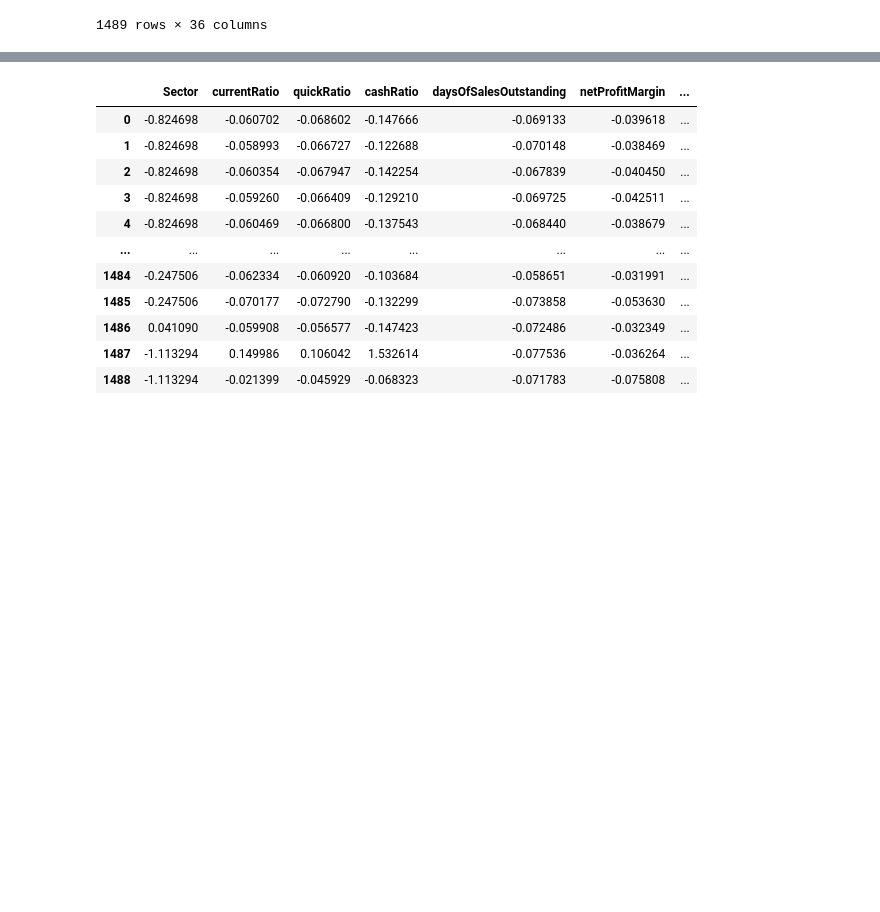
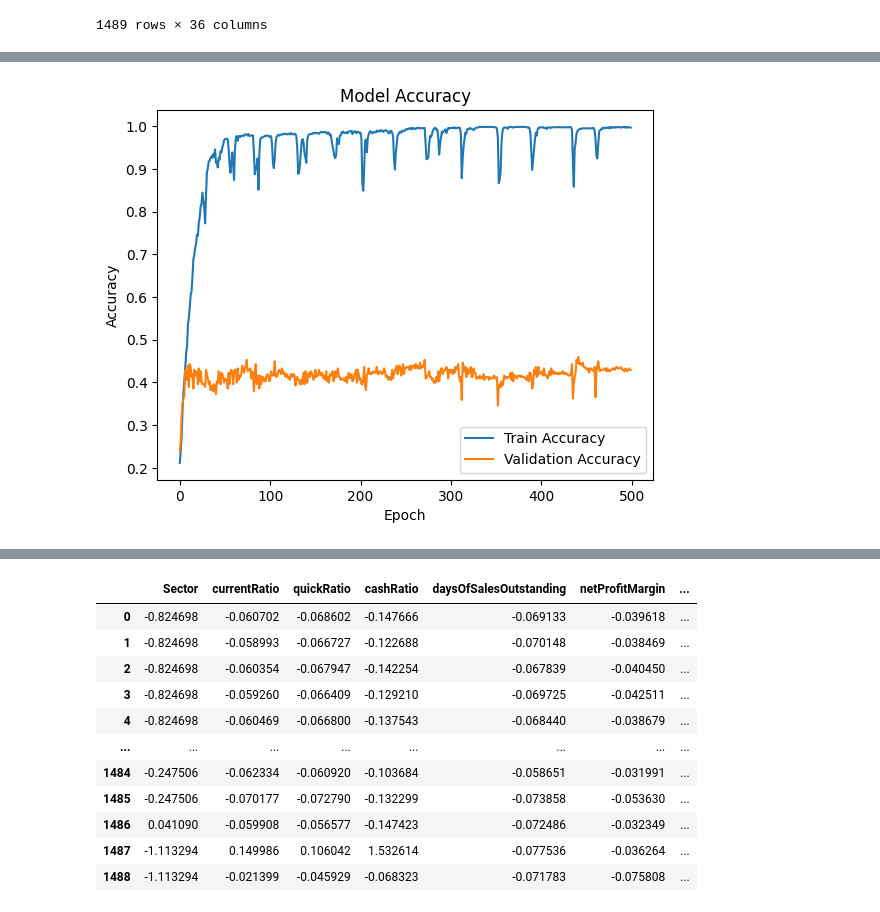
Before and after one commit to Aaditya260305/Multimodal-Machine-Learning-for-Credit-Modeling, a Jupyter notebook: multiclass_classfication_deep_learning.ipynb, the cells around one changed output, grey strips where cells are left out. Drawn from its saved outputs; the diff is of its cells as text; code cells hidden in the pictures; blank space fills up the shorter version.

```diff
--- a/multiclass_classfication_deep_learning.ipynb
+++ b/multiclass_classfication_deep_learning.ipynb
@@ -420,14 +384,14 @@ def run_model(X,y , text , table , name_of_csv):
     table.to_csv(name_of_csv ,index=False)
     return table
 # %%
-filename = "multiclass_with_ticker.csv"
-table = pd.read_csv("comparative_analysis.csv")
-run_model(X,y , "NLP", table , filename)         # nlp extracted features used
+# filename = "multiclass_with_ticker.csv"
+# table = pd.read_csv("comparative_analysis.csv")
+# run_model(X,y , "NLP", table , filename)         # nlp extracted features used
 
-X2 = X.drop(["Negative","Positive","Uncertainty","Litigious","Strong_Modal","Weak_Modal","Constraining","Readability"] ,axis = 1)
+# X2 = X.drop(["Negative","Positive","Uncertainty","Litigious","Strong_Modal","Weak_Modal","Constraining","Readability"] ,axis = 1)
 
-table2 = pd.read_csv(filename)
-run_model(X2 ,y , "No text" , table2 ,filename)   # no nlp extracted features used
+# table2 = pd.read_csv(filename)
+# run_model(X2 ,y , "No text" , table2 ,filename)   # no nlp extracted features used
 
-Result1 = pd.read_csv(filename)
-Result1
+# Result1 = pd.read_csv(filename)
+# Result1
@@ -448,48 +398,55 @@ Result1
+# %%
+accuracies_dict ={}
 # %%
-# import tensorflow as tf
-# from tensorflow.keras.models import Sequential
-# from tensorflow.keras.layers import Dense
-# from tensorflow.keras.optimizers import Adam
-# from tensorflow.keras.utils import to_categorical
+#  ANN trained model
+
+X_train,X_test , y_train , y_test = train_test_split(X,y , test_size = 0.2 , random_state = 42)
 
 
-# y_train_1 = to_categorical(y_train, num_classes=6)
-# y_test_1 = to_categorical(y_test, num_classes=6)
+import tensorflow as tf
+from tensorflow.keras.models import Sequential
+from tensorflow.keras.layers import Dense
+from tensorflow.keras.optimizers import Adam
+from tensorflow.keras.utils import to_categorical
 
 
-# # Define the model
-# model = Sequential()
+y_train_1 = to_categorical(y_train, num_classes=6)
+y_test_1 = to_categorical(y_test, num_classes=6)
 
-# # Input and Hidden Layers
-# model.add(Dense(128, input_dim=X_train.shape[1], activation='relu'))
-# model.add(Dense(64, activation='relu'))
-# model.add(Dense(32, activation='relu'))
-# model.add(Dense(64, activation='relu'))
-# model.add(Dense(32, activation='relu'))
-# model.add(Dense(16, activation='relu'))
-# model.add(Dense(8, activation='relu'))
+# Define the model
+model = Sequential()
 
-# # Output Layer
-# model.add(Dense(6, activation='softmax'))  # 6 classes
+# Input and Hidden Layers
+model.add(Dense(128, input_dim=X_train.shape[1], activation='relu'))
+model.add(Dense(64, activation='relu'))
+model.add(Dense(32, activation='relu'))
+model.add(Dense(64, activation='relu'))
+model.add(Dense(32, activation='relu'))
+model.add(Dense(16, activation='relu'))
+model.add(Dense(8, activation='relu'))
+# Output Layer
+model.add(Dense(6, activation='softmax'))
+# Compile the model
+model.compile(loss='categorical_crossentropy', optimizer=Adam(learning_rate=0.001), metrics=['accuracy'])
 
-# # Compile the model
-# model.compile(loss='categorical_crossentropy', optimizer=Adam(learning_rate=0.001), metrics=['accuracy'])
+# Train the model
+history = model.fit(X_train, y_train_1, epochs=500 , batch_size=32, validation_data=(X_test, y_test_1), verbose=1)
 
-# # Train the model
-# history = model.fit(X_train, y_train_1, epochs=10, batch_size=32, validation_data=(X_test, y_test_1), verbose=1)
+# Evaluate the model
+loss, accuracy = model.evaluate(X_test, y_test_1)
+print(f"Test Accuracy: {accuracy * 100:.2f}%")
 
-# # Evaluate the model
-# loss, accuracy = model.evaluate(X_test, y_test_1)
-# print(f"Test Accuracy: {accuracy * 100:.2f}%")
+accuracies_dict['ANN'] = accuracy * 100
 
 
-# # Plot training and validation accuracy
-# import matplotlib.pyplot as plt
+# Plot training and validation accuracy
+import matplotlib.pyplot as plt
 
-# plt.plot(history.history['accuracy'], label='Train Accuracy')
-# plt.plot(history.history['val_accuracy'], label='Validation Accuracy')
-# plt.title('Model Accuracy')
-# plt.ylabel('Accuracy')
-# plt.xlabel('Epoch')
-# plt.legend(loc='lower right')
-# plt.show()
+plt.plot(history.history['accuracy'], label='Train Accuracy')
+plt.plot(history.history['val_accuracy'], label='Validation Accuracy')
+plt.title('Model Accuracy')
+plt.ylabel('Accuracy')
+plt.xlabel('Epoch')
+plt.legend(loc='lower right')
+plt.show()
+# %% [output]
@@ -495,0 +470 @@ Result1
+[figure, added]
```
Also changed, not shown: parts of 12 cells of this notebook, 7 other files.
